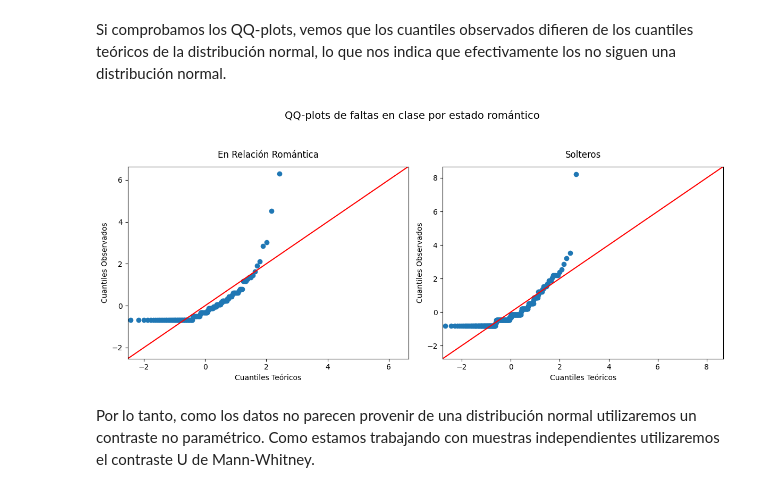
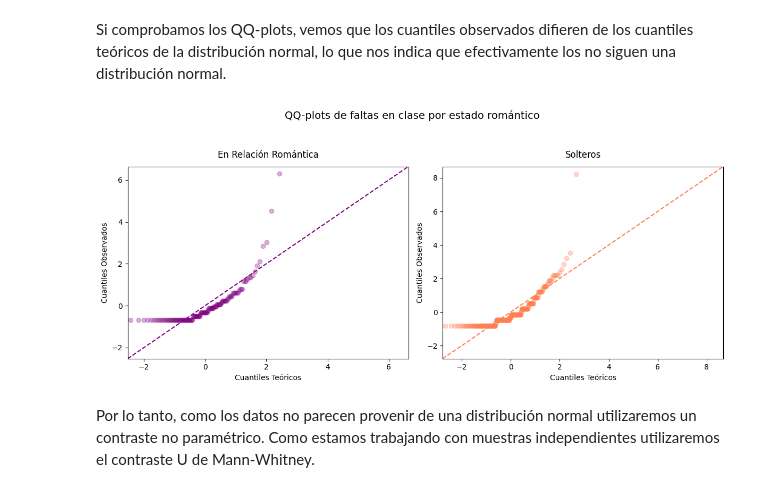
Before and after one commit to antoniolandin/students, a Jupyter notebook: main.ipynb, the cells around one changed output. Saved outputs shown, nothing was run; the diff lists cells and outputs as text; code cells hidden in the pictures.

```diff
--- a/main.ipynb
+++ b/main.ipynb
@@ -223,25 +224,43 @@ Si comprobamos los QQ-plots, vemos que los cuantiles observados difieren de los
 # %%
 # Configuración del gráfico
 fig, (ax1, ax2) = plt.subplots(1, 2, figsize=(12, 5))
 fig.suptitle('QQ-plots de faltas en clase por estado romántico', fontsize=14, y=1.05)
 
+pp1 = sm.ProbPlot(np.array(absences_romantic), fit=True)
+
 # QQ-plot para alumnos en relación (absences_romantic)
-sm.qqplot(np.array(absences_romantic), line='45', fit=True, ax=ax1)
+qq1 = pp1.qqplot(
+          alpha=0.3, # Transparencia
+          markerfacecolor='purple',
+          markeredgecolor='purple', # borde de los puntos
+          ax=ax1)
+
+sm.qqline(qq1.axes[0], line='45', color='purple', linestyle='--')
+
 ax1.set_title('En Relación Romántica', pad=12)
 ax1.set_xlabel('Cuantiles Teóricos')
 ax1.set_ylabel('Cuantiles Observados')
 
+pp2 = sm.ProbPlot(np.array(absences_no_romantic), fit=True)
+
 # QQ-plot para alumnos solteros (absences_no_romantic)
-sm.qqplot(np.array(absences_no_romantic), line='45', fit=True, ax=ax2)
+qq2 = pp2.qqplot(
+          alpha=0.3, # Transparencia
+          markerfacecolor='coral',
+          markeredgecolor='coral', # borde de los puntos,
+          ax=ax2)
+
+sm.qqline(qq2.axes[1], line='45', color='coral', linestyle='--')
+
 ax2.set_title('Solteros', pad=12)
 ax2.set_xlabel('Cuantiles Teóricos')
 ax2.set_ylabel('Cuantiles Observados')
 
 # Ajustar layout y mostrar
 plt.tight_layout()
 plt.show()
 # %% [output]
-[figure, old version]
+[figure, new version]
 # %% [markdown]
 Por lo tanto, como los datos no parecen provenir de una distribución normal utilizaremos un contraste no paramétrico. Como estamos trabajando con muestras independientes utilizaremos el contraste U de Mann-Whitney.
 # %% [markdown]
```
Also changed, not shown: parts of 38 cells of this notebook, 15 other files.
